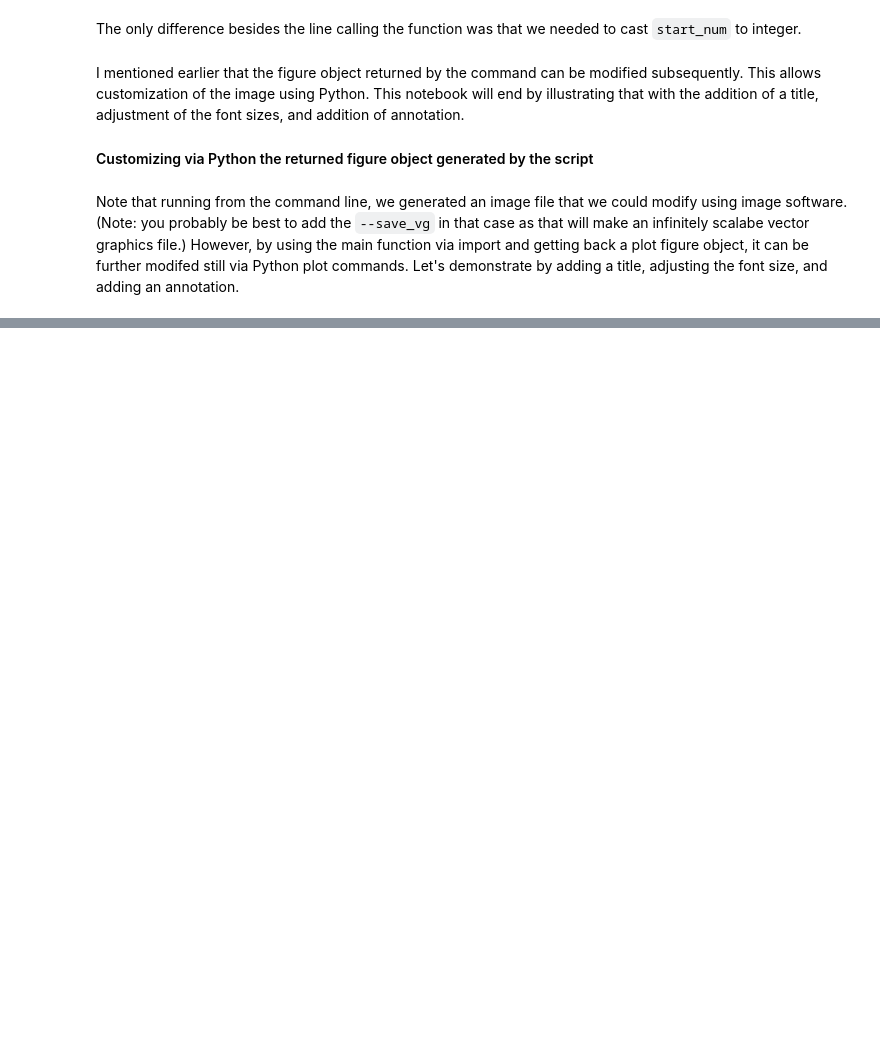
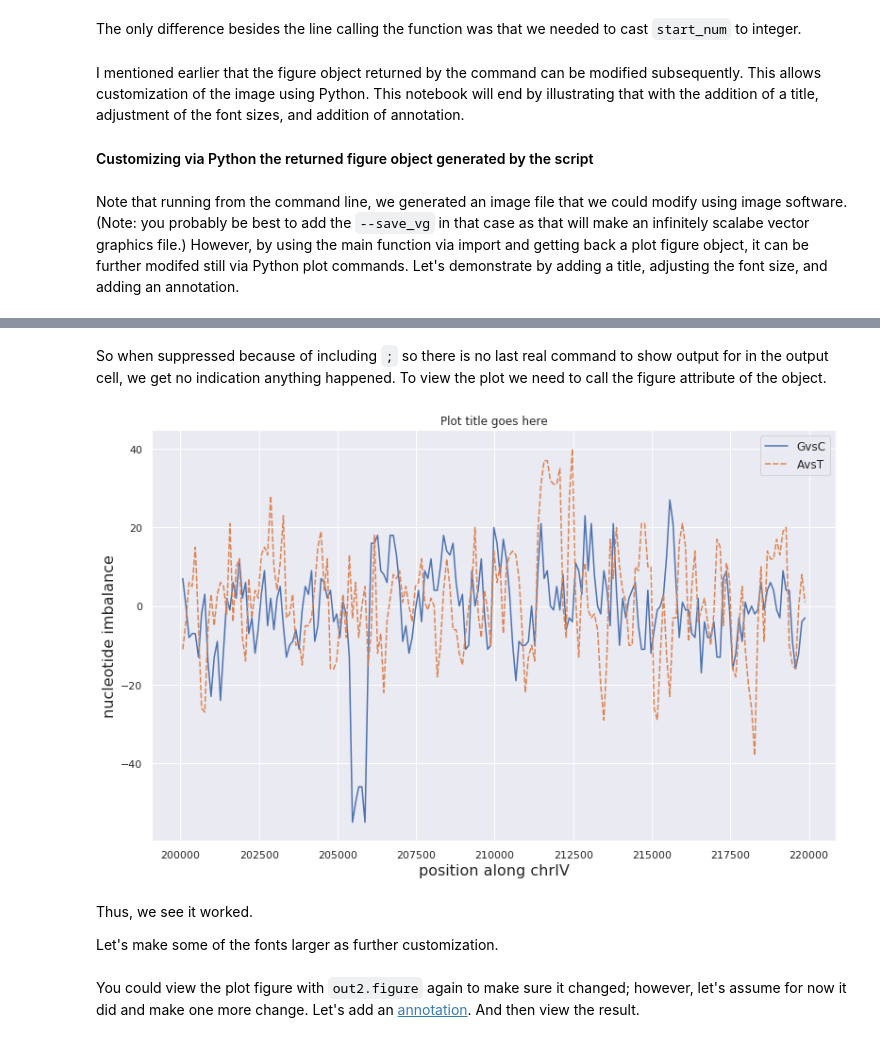
Before and after one commit to fomightez/cl_sq_demo-binder, a Jupyter notebook: notebooks/Demo of script to plot nt imbalance for sequence span.ipynb, the cells around one changed output, grey strips where cells are left out. Saved outputs shown, nothing was run; the diff lists cells and outputs as text; code cells hidden in the pictures; blank space fills up the shorter version.

```diff
--- a/notebooks/Demo of script to plot nt imbalance for sequence span.ipynb
+++ b/notebooks/Demo of script to plot nt imbalance for sequence span.ipynb
@@ -312,0 +258,12 @@ Enjoy!
+# %%
+out2.set_title("Plot title goes here");
+# %% [markdown]
+So when suppressed because of including `;` so there is no last real command to show output for in the output cell, we get no indication anything happened. To view the plot we need to call the figure attribute of the object.
+# %%
+out2.figure
+# %% [output]
+[figure, added]
+# %% [markdown]
+Thus, we see it worked.
+
+Let's make some of the fonts larger as further customization.
@@ -312,0 +273,2 @@ Enjoy!
+# %% [markdown]
+You could view the plot figure with `out2.figure` again to make sure it changed; however, let's assume for now it did and make one more change. Let's add an [annotation](https://matplotlib.org/users/annotations_guide.html#define-custom-boxstyle%20and%20https://matplotlib.org/users/annotations_guide.html). And then view the result.
```
Also changed, not shown: parts of 34 cells of this notebook.
